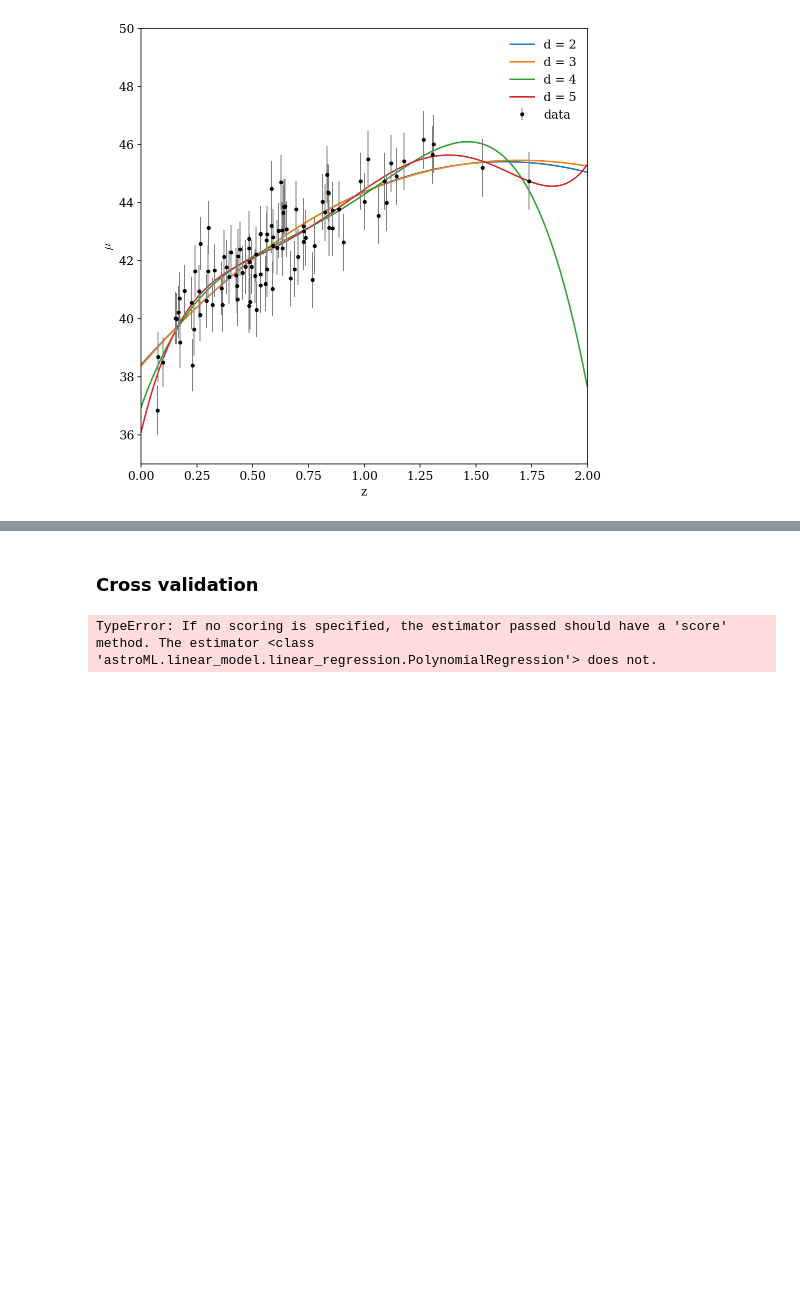
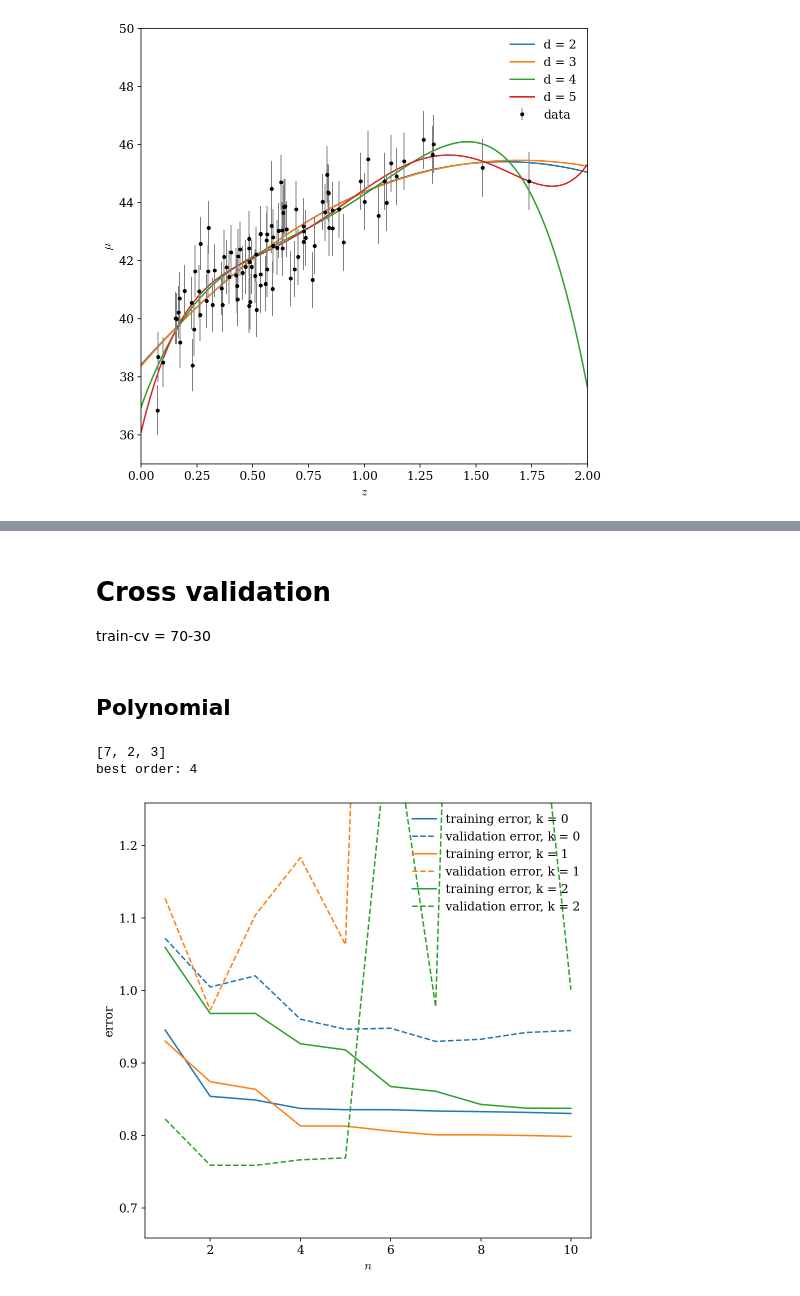
Before and after one commit to asantini29/astrostatistics_bicocca_2022, a Jupyter notebook: working/L17_SN_z.ipynb, the cells around one changed output, grey strips where cells are left out. Saved outputs shown, nothing was run; the diff lists cells and outputs as text; code cells hidden in the pictures; blank space fills up the shorter version.

```diff
--- a/working/L17_SN_z.ipynb
+++ b/working/L17_SN_z.ipynb
@@ -79,8 +143,58 @@ d = 5 == overfitting
 # %% [markdown]
-### Cross validation
+# Cross validation
+train-cv = 70-30
-# %%
-K = 5 # Do 5-fold cross validation
-grid = GridSearchCV(PolynomialRegression, {'degree': degrees}, cv= K) # Try each bandwidth with K-folds
-grid.fit(z_sk)
-# %% [output]
-TypeError: If no scoring is specified, the estimator passed should have a 'score' method. The estimator <class 'astroML.linear_model.linear_regression.PolynomialRegression'> does not.
+# %%
+def error(y, x, model):
+    return np.sqrt(np.sum((y - model.predict(x[:, np.newaxis]))**2) / len(x))
+# %%
+#3-fold cross validation
+K = 3
+step = int(len(z_sample) / K)
+indeces = np.arange(0, len(z_sample))
+np.random.shuffle(indeces)
+z_random = z_sample[indeces]
+mu_random = mu_sample[indeces]
+dmu_random = dmu[indeces]
+# %% [markdown]
+## Polynomial
+# %%
+degrees = np.arange(1, 11)
+d_list = []
+
+for k in range(K):
+    z_val = z_random[k*step:(k+1)*step]
+    z_train = np.delete(z_random, np.arange(k*step, (k+1)*step), axis=0)
+
+    mu_val = mu_random[k*step:(k+1)*step]
+    mu_train = np.delete(mu_random, np.arange(k*step, (k+1)*step), axis=0)
+
+    dmu_val = dmu_random[k*step:(k+1)*step]
+    dmu_train = np.delete(dmu_random, np.arange(k*step, (k+1)*step), axis=0)
+
+    err_train, err_val = [], []
+
+    for d in degrees:
+        model = PolynomialRegression(d)
+        model.fit(z_train[:, np.newaxis], mu_train, dmu_train)
+        err_train.append(error(mu_train, z_train, model))
+        err_val.append(error(mu_val, z_val, model))
+    d_list.append(degrees[np.argmin(err_val)])
+
+    color = 'C' + str(k)
+    plt.plot(degrees, err_train, c = color, label = 'training error, k = %.i' % k)
+    plt.plot(degrees, err_val, ls = '--', c = color, label = 'validation error, k = %.i' % k)
+    plt.ylim(min(min(err_train), min(err_val)) - 0.1, min(err_val) + 0.5) #better visualization
+
+d_best = int(np.mean(d_list))
+print(d_list)
+print('best order:', d_best)
+
+plt.xlabel(r'$n$')
+plt.ylabel('error')
+
+plt.legend(frameon = False)
+plt.show()
+# %% [output]
+[7, 2, 3]
+best order: 4
+[figure, added]
```
Also changed, not shown: parts of 57 cells of this notebook.
